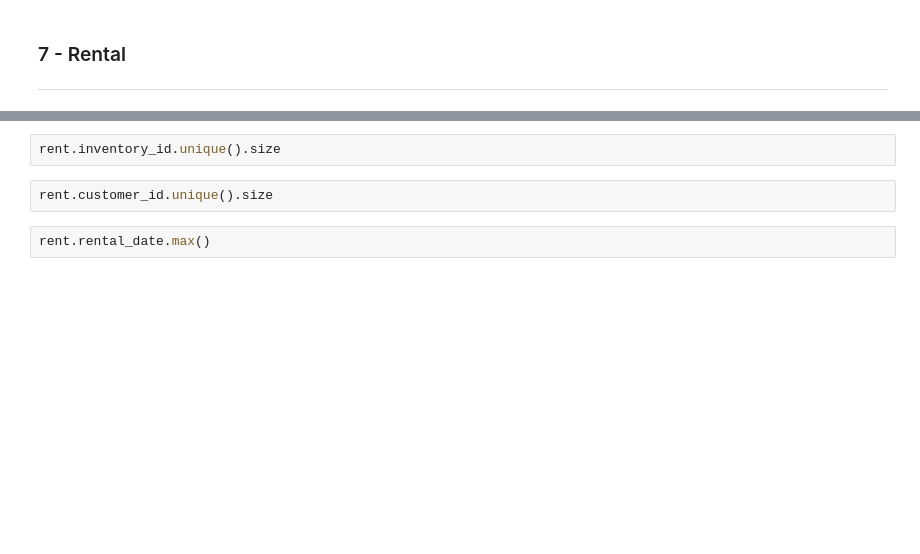
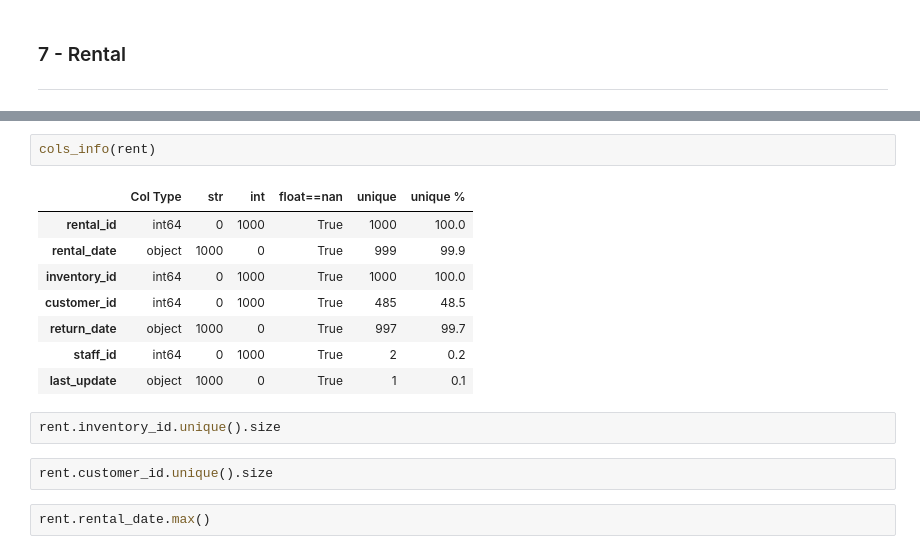
Before and after one commit to gusavato/2_IRONHACK_MySQL, a Jupyter notebook: jupyter/Clean.ipynb, the cells around one changed output, grey strips where cells are left out. Cells and saved outputs as stored; diff of their text form; blank space fills up the shorter version.

```diff
--- a/jupyter/Clean.ipynb
+++ b/jupyter/Clean.ipynb
@@ -518,3 +591,14 @@ rent.info()
+# %%
+cols_info(rent)
+# %% [output]
+|  | Col Type | str | int | float==nan | unique | unique % |
+| rental_id | int64 | 0 | 1000 | True | 1000 | 100.0 |
+| rental_date | object | 1000 | 0 | True | 999 | 99.9 |
+| inventory_id | int64 | 0 | 1000 | True | 1000 | 100.0 |
+| customer_id | int64 | 0 | 1000 | True | 485 | 48.5 |
+| return_date | object | 1000 | 0 | True | 997 | 99.7 |
+| staff_id | int64 | 0 | 1000 | True | 2 | 0.2 |
+| last_update | object | 1000 | 0 | True | 1 | 0.1 |
 # %%
 rent.inventory_id.unique().size
 # %%
```
Also changed, not shown: parts of 30 cells of this notebook, 3 other files.
